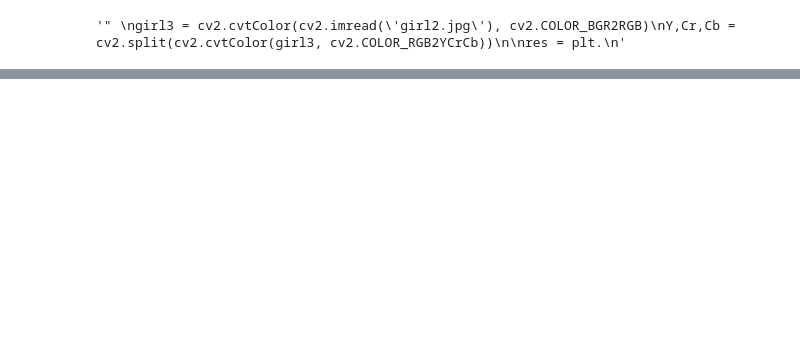
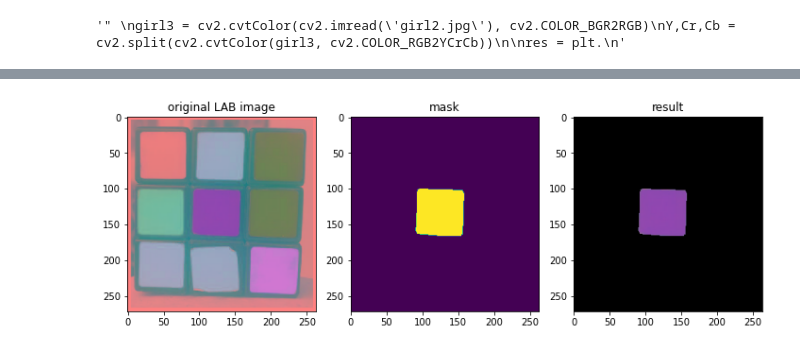
Before and after one commit to kavin-du/Color-Spaces-Transform, a Jupyter notebook: e16057.ipynb, the cells around one changed output, grey strips where cells are left out. Saved outputs shown, nothing was run; the diff lists cells and outputs as text; code cells hidden in the pictures; blank space fills up the shorter version.

```diff
--- a/e16057.ipynb
+++ b/e16057.ipynb
@@ -84,0 +121,15 @@ if __name__ == '__main__':
+# %%
+    ### segmentation in LAB space ###
+
+    # read the image in LAB color mode
+    rubic_LAB = cv2.cvtColor(cv2.imread('rubic.png'), cv2.COLOR_BGR2LAB)
+
+    minLAB = np.array([105,31,137], dtype='uint8') # define minimum color value for green
+    maxLAB = np.array([185,111,217], dtype='uint8') # define max color value for green
+    mask = cv2.inRange(rubic_LAB, minLAB, maxLAB) # create the mask between color range
+
+    # get the result
+    result = cv2.bitwise_and(rubic_LAB, rubic_LAB, mask=mask)
+    showImages([rubic_LAB, mask, result],['original LAB image', 'mask', 'result'])
+# %% [output]
+[figure, added]
```
Also changed, not shown: parts of 3 cells of this notebook, 2 other files.
